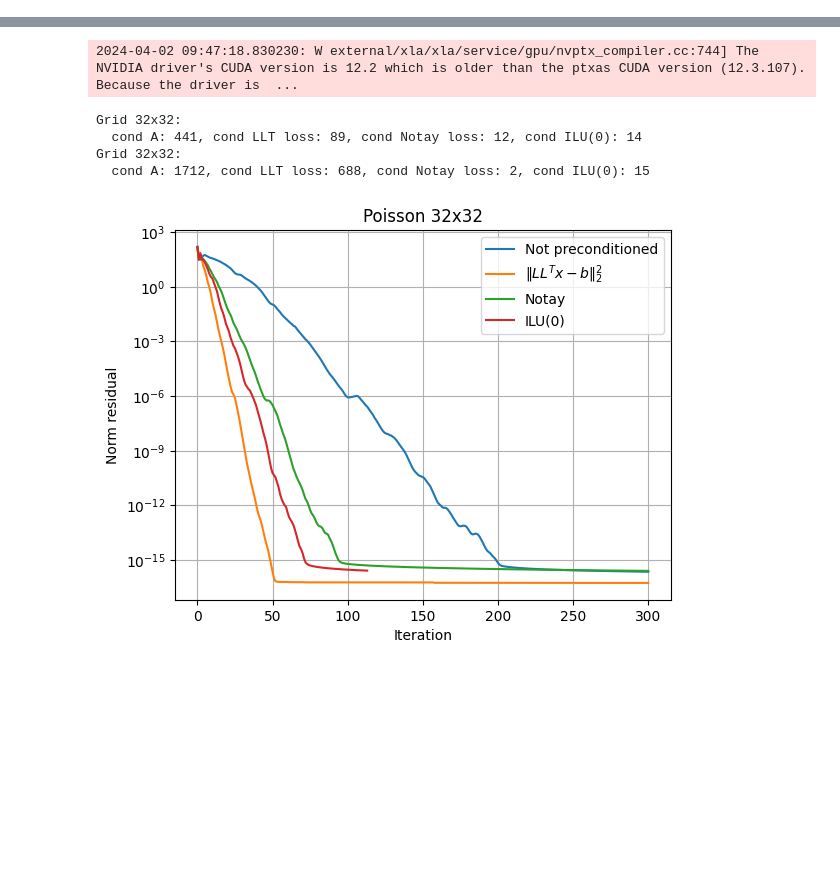
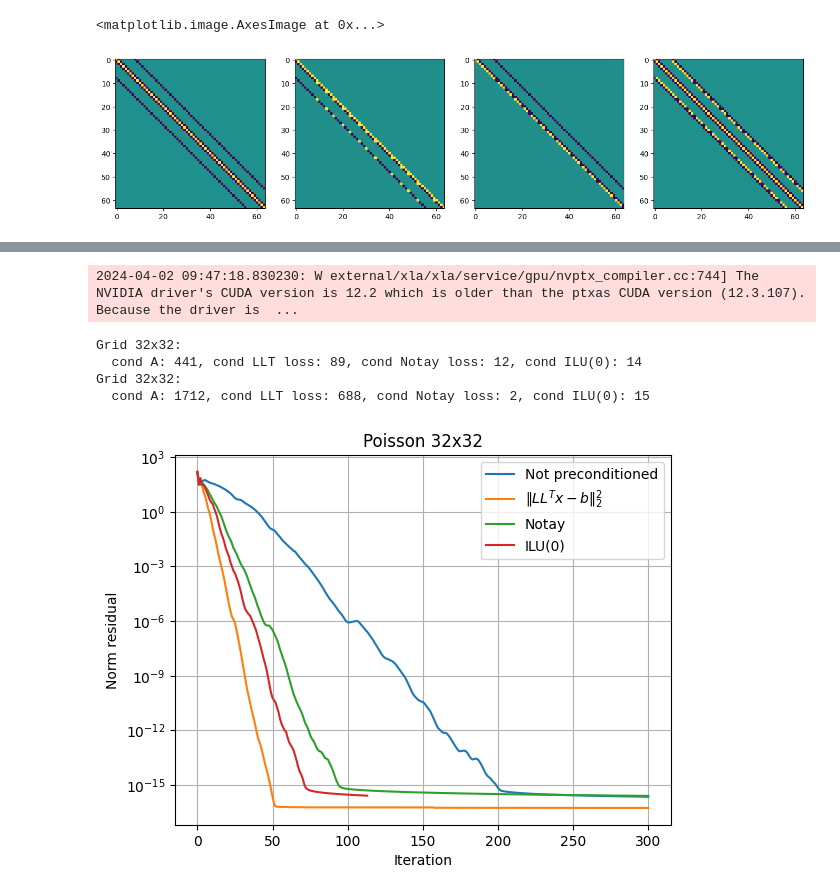
Before and after one commit to vltrifonov/PreCorrector, a Jupyter notebook: experiments/Compare_g32_b64.ipynb, the cells around one changed output, grey strips where cells are left out. Cells and saved outputs as stored; diff of their text form; code cells hidden in the pictures; blank space fills up the shorter version.

```diff
--- a/experiments/Compare_g32_b64.ipynb
+++ b/experiments/Compare_g32_b64.ipynb
@@ -0,0 +108,9 @@
+# %%
+_, axes = plt.subplots(1, 4, figsize=(17,17))
+axes[0].imshow(A.todense()*100, vmin=-1, vmax=1)
+axes[1].imshow(L.todense()*100, vmin=-1, vmax=1)
+axes[2].imshow(U.todense()*100, vmin=-1, vmax=1)
+axes[3].imshow((L@U).todense()*100, vmin=-1, vmax=1)
+# %% [output]
+<matplotlib.image.AxesImage at 0x...>
+[figure, added]
```
Also changed, not shown: parts of 24 cells of this notebook, 4 other files.
